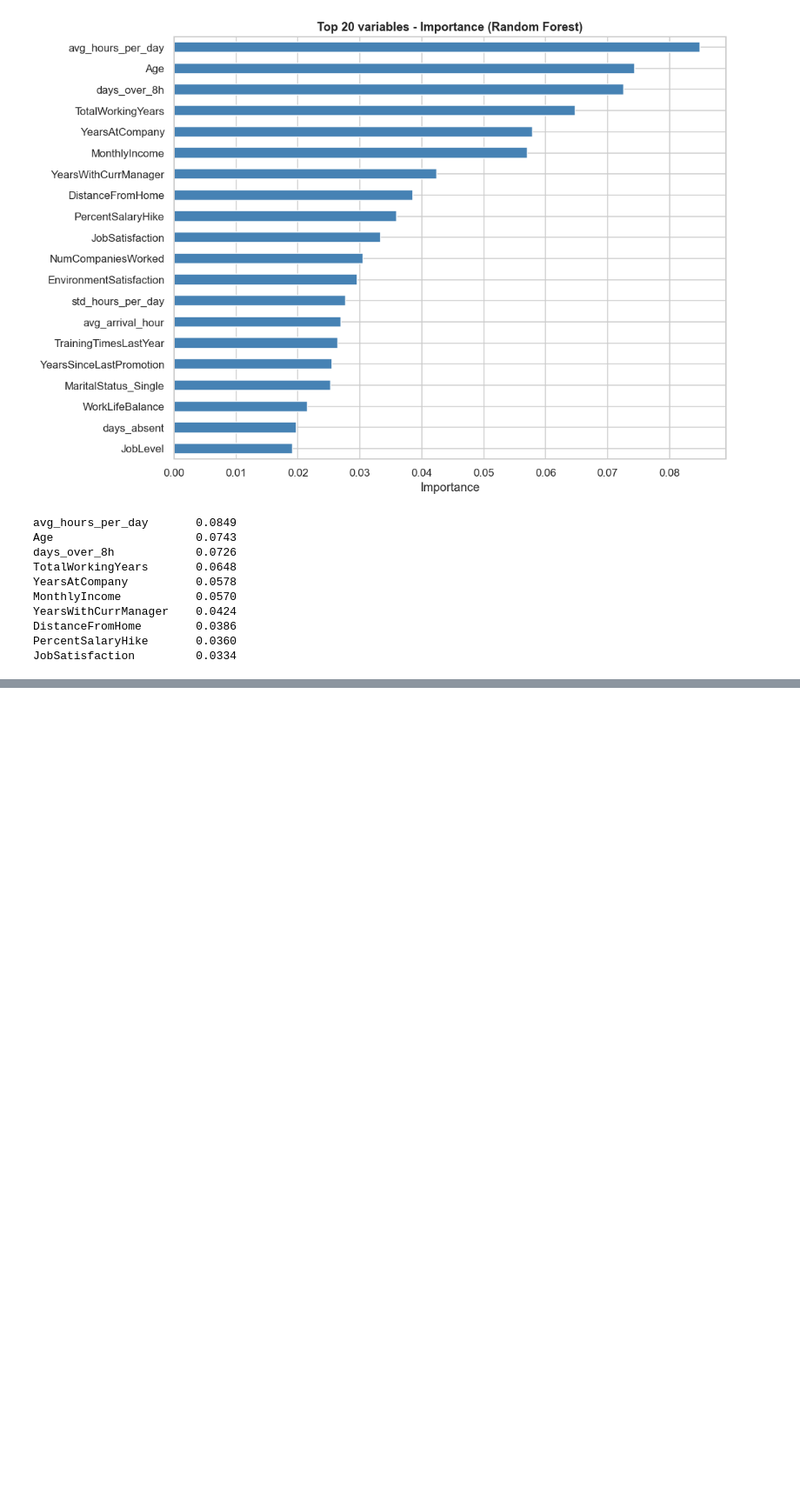
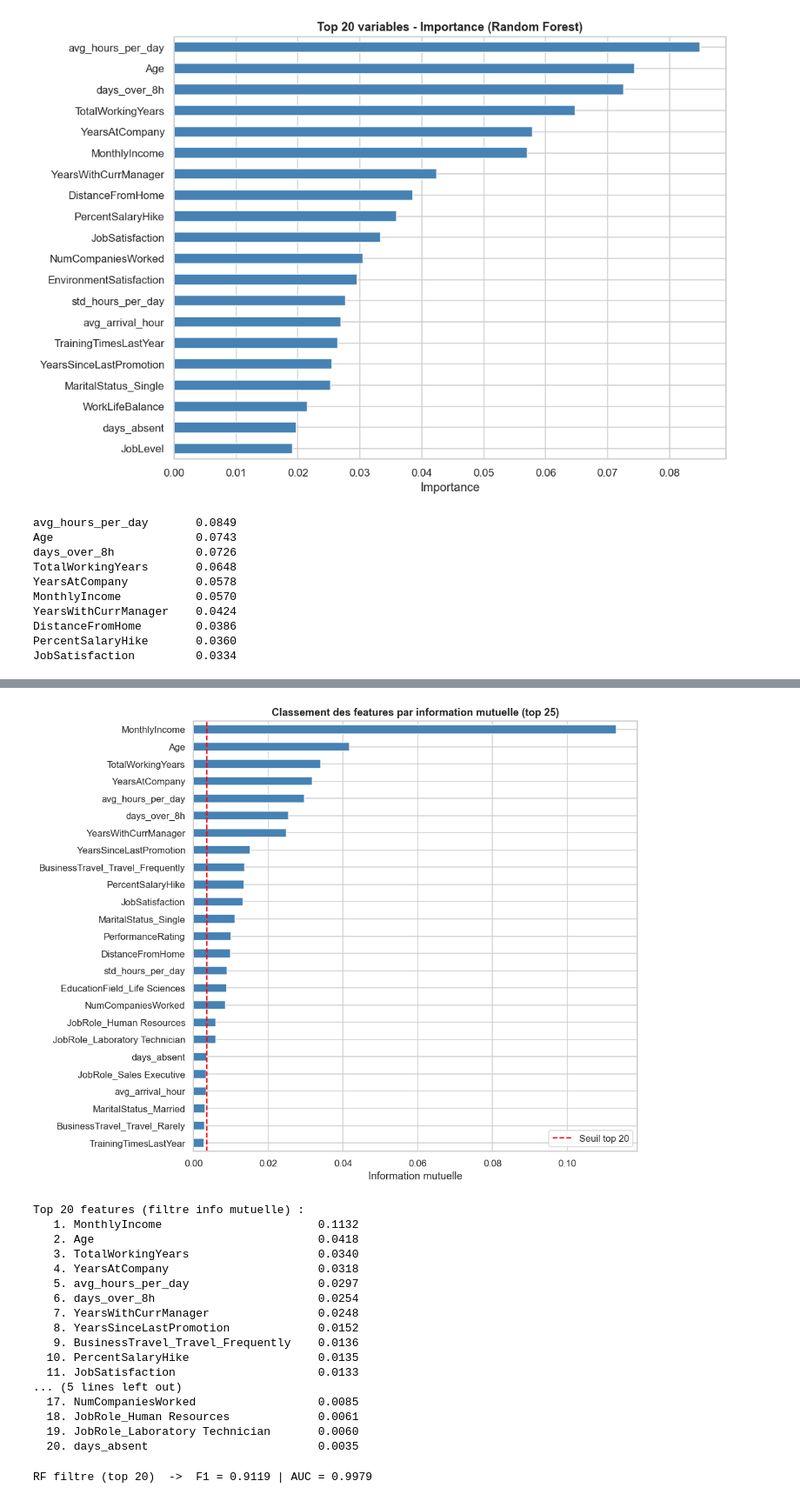
Before and after one commit to Nej-ma/A4-IA-HumanForYou, a Jupyter notebook: notebooks/03_modelisation.ipynb, the cells around one changed output, grey strips where cells are left out. Shown at 87% size. Drawn from its saved outputs; the diff is of its cells as text; code cells hidden in the pictures; blank space fills up the shorter version.

```diff
--- a/notebooks/03_modelisation.ipynb
+++ b/notebooks/03_modelisation.ipynb
@@ -36,5 +39,7 @@ PROC = "../data/processed/"
 # %%
-df = pd.read_csv(PROC + "dataset_final.csv")
+# On charge les données encodées mais NON normalisées
+# Le scaler sera ajusté uniquement sur X_train ci-dessous
+df = pd.read_csv(PROC + "dataset_encoded.csv")
 
 X = df.drop(columns=["Attrition", "EmployeeID"])
 y = df["Attrition"]
@@ -53,8 +60,19 @@ X_train, X_test, y_train, y_test = train_test_split(
     X, y, test_size=0.2, random_state=42, stratify=y
 )
 
+# Scaling ajuste UNIQUEMENT sur X_train - pas de fuite
+cols_norm = joblib.load("../models/cols_norm.pkl")
+cols_to_scale = [c for c in cols_norm if c in X_train.columns]
+
+scaler = StandardScaler()
+X_train = X_train.copy()
+X_test  = X_test.copy()
+X_train[cols_to_scale] = scaler.fit_transform(X_train[cols_to_scale])
+X_test[cols_to_scale]  = scaler.transform(X_test[cols_to_scale])
+
 print(f"Train : {X_train.shape[0]} lignes ({y_train.mean()*100:.1f}% de departs)")
 print(f"Test  : {X_test.shape[0]} lignes ({y_test.mean()*100:.1f}% de departs)")
+print("Scaler ajuste sur X_train uniquement.")
 # %% [output]
 Train : 3528 lignes (16.1% de departs)
 Test  : 882 lignes (16.1% de departs)
@@ -371,0 +415,59 @@ JobSatisfaction         0.0334
+# %%
+from sklearn.feature_selection import mutual_info_classif
+
+# Score information mutuelle sur X_train
+mi_scores = mutual_info_classif(X_train, y_train, random_state=42)
+mi_series = pd.Series(mi_scores, index=X_train.columns).sort_values(ascending=False)
+
+N_SELECT = 20  # nombre de features à conserver
+top_filter = mi_series.head(N_SELECT).index.tolist()
+
+# Visualisation
+fig, ax = plt.subplots(figsize=(10, 8))
+mi_series.head(25).sort_values().plot(kind="barh", ax=ax, color="steelblue")
+ax.axvline(mi_series.iloc[N_SELECT - 1], color="red", linestyle="--",
+           label=f"Seuil top {N_SELECT}")
+ax.set_xlabel("Information mutuelle")
+ax.set_title(f"Classement des features par information mutuelle (top 25)", fontweight="bold")
+ax.legend()
+plt.tight_layout()
+plt.savefig("../outputs/mi_feature_selection.png", bbox_inches="tight")
+plt.show()
+
+print(f"Top {N_SELECT} features (filtre info mutuelle) :")
+for i, (feat, score) in enumerate(mi_series.head(N_SELECT).items(), 1):
+    print(f"  {i:2}. {feat:<35} {score:.4f}")
+# %% [output]
+[figure, added]
+Top 20 features (filtre info mutuelle) :
+   1. MonthlyIncome                       0.1132
+   2. Age                                 0.0418
+   3. TotalWorkingYears                   0.0340
+   4. YearsAtCompany                      0.0318
+   5. avg_hours_per_day                   0.0297
+   6. days_over_8h                        0.0254
+   7. YearsWithCurrManager                0.0248
+   8. YearsSinceLastPromotion             0.0152
+   9. BusinessTravel_Travel_Frequently    0.0136
+  10. PercentSalaryHike                   0.0135
+  11. JobSatisfaction                     0.0133
+... (5 lines left out)
+  17. NumCompaniesWorked                  0.0085
+  18. JobRole_Human Resources             0.0061
+  19. JobRole_Laboratory Technician       0.0060
+  20. days_absent                         0.0035
+# %%
+# Entraîner le RF sur les top features filtrées
+rf_filter = RandomForestClassifier(
+    n_estimators=100, class_weight="balanced", random_state=42, n_jobs=-1
+)
+rf_filter.fit(X_train[top_filter], y_train)
+
+y_pred_filter  = rf_filter.predict(X_test[top_filter])
+y_proba_filter = rf_filter.predict_proba(X_test[top_filter])[:, 1]
+
+f1_filter  = f1_score(y_test, y_pred_filter)
+auc_filter = roc_auc_score(y_test, y_proba_filter)
+print(f"RF filtre (top {N_SELECT})  ->  F1 = {f1_filter:.4f} | AUC = {auc_filter:.4f}")
+# %% [output]
+RF filtre (top 20)  ->  F1 = 0.9119 | AUC = 0.9979
```
Also changed, not shown: parts of 32 cells of this notebook, 7 other files.
